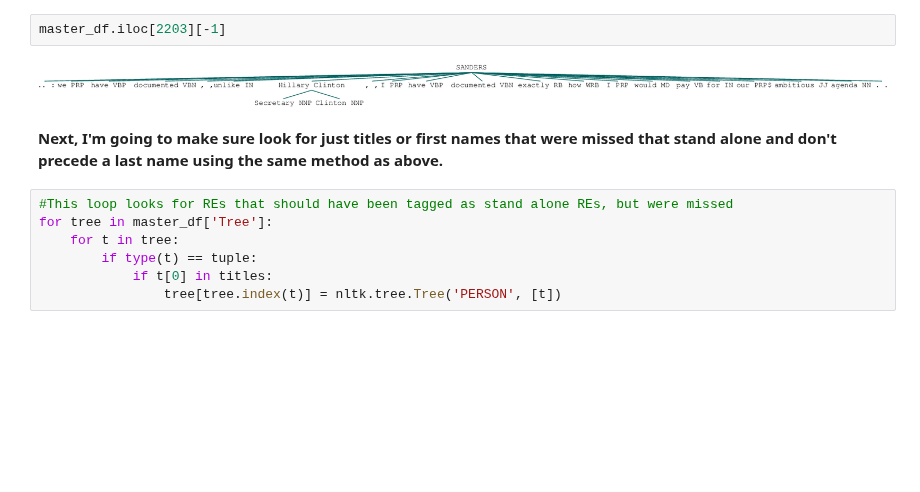
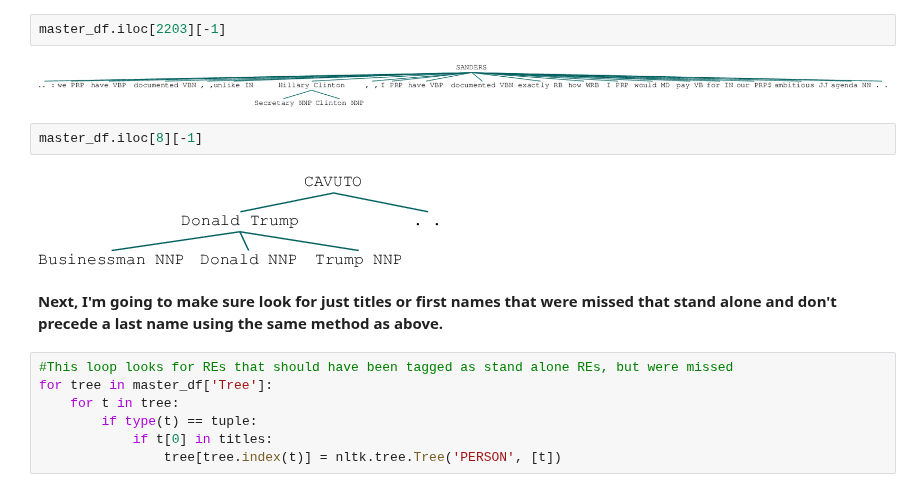
Before and after one commit to Data-Science-for-Linguists/2016-Debates-and-Referring-Expressions, a Jupyter notebook: NER_annotating.ipynb, the cells around one changed output. Saved outputs shown, nothing was run; the diff lists cells and outputs as text; blank space fills up the shorter version.

```diff
--- a/NER_annotating.ipynb
+++ b/NER_annotating.ipynb
@@ -380,6 +392,10 @@ master_df.iloc[1603][-1]
 master_df.iloc[2203][-1]
 # %% [output]
 [figure]
+# %%
+master_df.iloc[8][-1]
+# %% [output]
+[figure, added]
 # %% [markdown]
 **Next, I'm going to make sure look for just titles or first names that were missed that stand alone and don't precede a last name using the same method as above.**
 # %%
```
Also changed, not shown: parts of 15 cells of this notebook.
